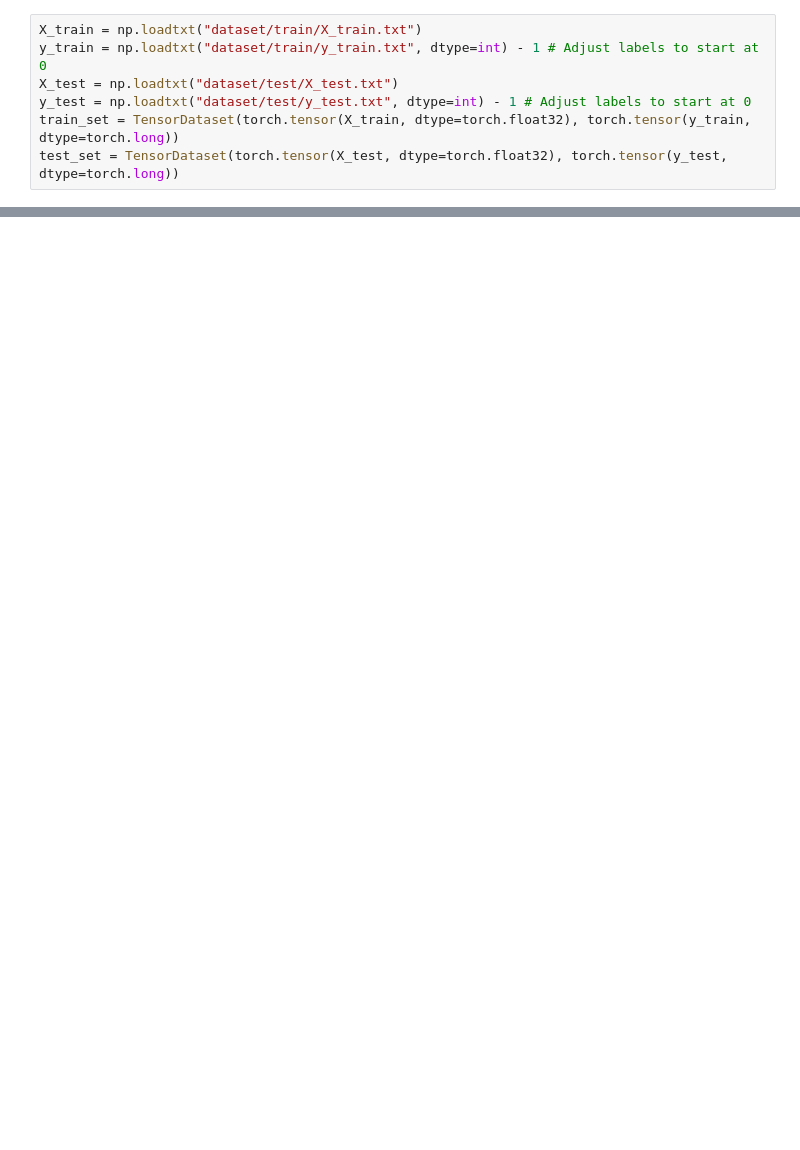
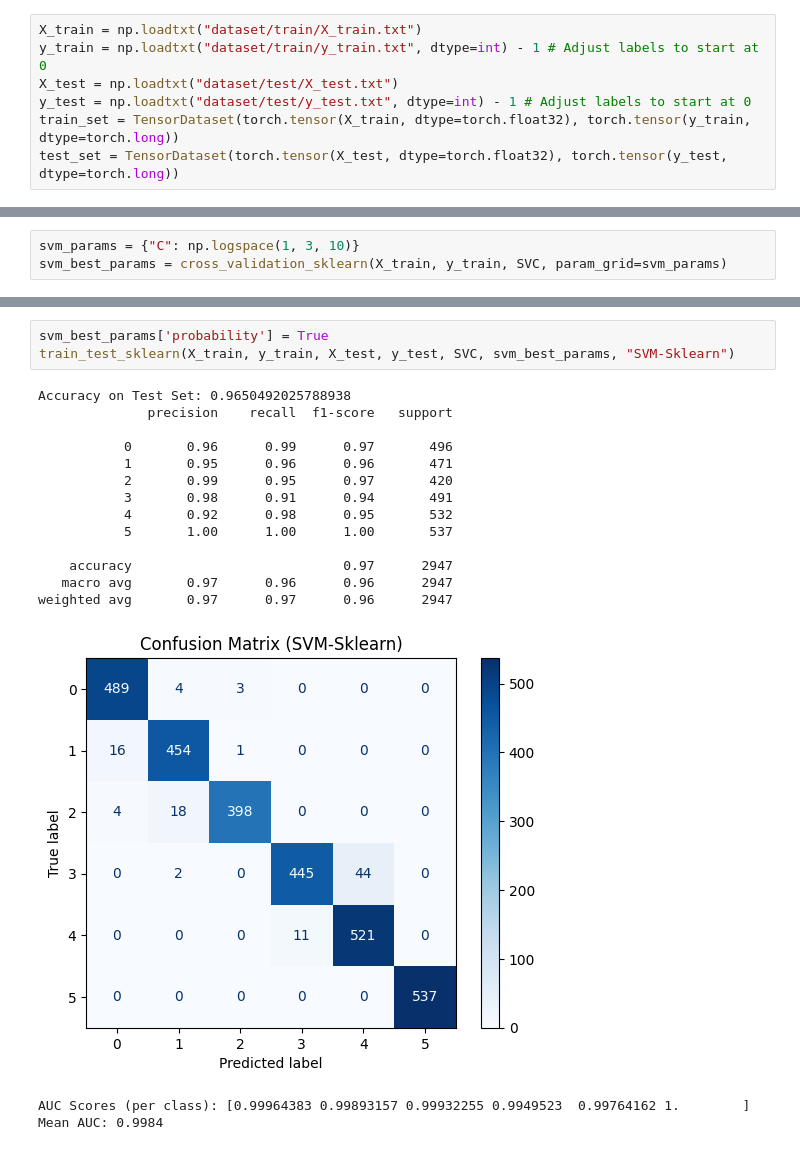
Before and after one commit to tanzhanbo/DATASCI415_Project, a Jupyter notebook: run.ipynb, the cells around one changed output, grey strips where cells are left out. Saved outputs shown, nothing was run; the diff lists cells and outputs as text; blank space fills up the shorter version.

```diff
--- a/run.ipynb
+++ b/run.ipynb
@@ -312,0 +305,3 @@ Mean AUC: 0.9952
+# %%
+svm_params = {"C": np.logspace(1, 3, 10)}
+svm_best_params = cross_validation_sklearn(X_train, y_train, SVC, param_grid=svm_params)
@@ -312,0 +320,20 @@ Mean AUC: 0.9952
+# %%
+svm_best_params['probability'] = True
+train_test_sklearn(X_train, y_train, X_test, y_test, SVC, svm_best_params, "SVM-Sklearn")
+# %% [output]
+Accuracy on Test Set: 0.9650492025788938
+              precision    recall  f1-score   support
+
+           0       0.96      0.99      0.97       496
+           1       0.95      0.96      0.96       471
+           2       0.99      0.95      0.97       420
+           3       0.98      0.91      0.94       491
+           4       0.92      0.98      0.95       532
+           5       1.00      1.00      1.00       537
+
+    accuracy                           0.97      2947
+   macro avg       0.97      0.96      0.96      2947
+weighted avg       0.97      0.97      0.96      2947
+[figure, added]
+AUC Scores (per class): [0.99964383 0.99893157 0.99932255 0.9949523  0.99764162 1.        ]
+Mean AUC: 0.9984
```
Also changed, not shown: parts of 15 cells of this notebook, 4 other files.
